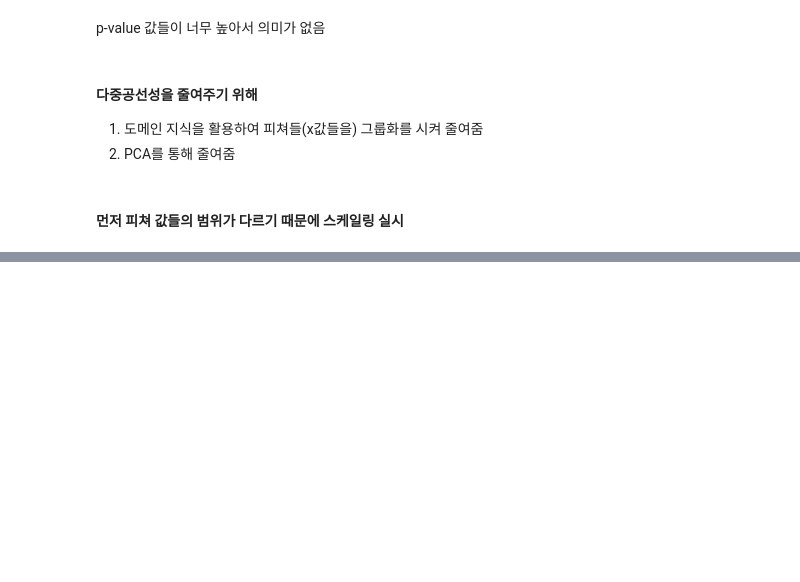
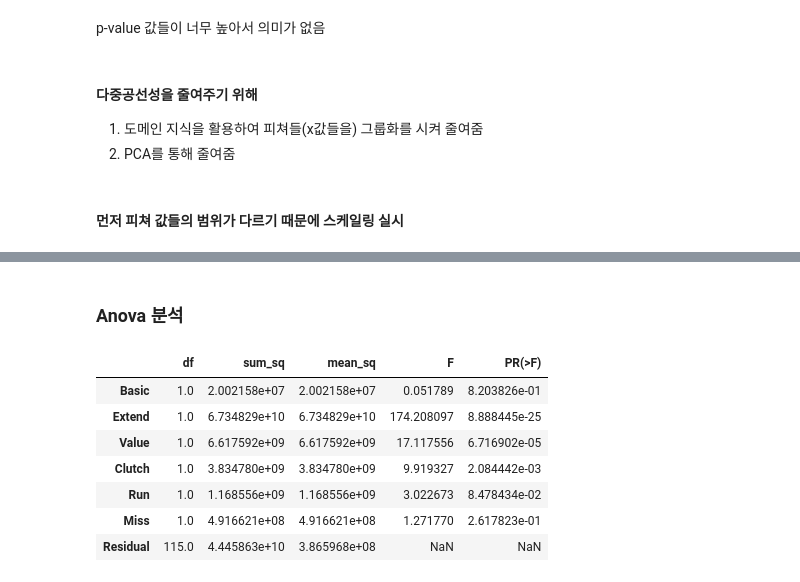
Before and after one commit to GD-park/Baseball_players_salary_pred, a Jupyter notebook: Trial_Error/Feature Selection.ipynb, the cells around one changed output, grey strips where cells are left out. Drawn from its saved outputs; the diff is of its cells as text; code cells hidden in the pictures; blank space fills up the shorter version.

```diff
--- a/Trial_Error/Feature Selection.ipynb
+++ b/Trial_Error/Feature Selection.ipynb
@@ -154,0 +155,19 @@ Warnings:
+# %% [markdown]
+### Anova 분석
+# %%
+formula_str = """Salary ~ Basic + Extend + Value + Clutch + Run + Miss"""
+
+
+model = sm.OLS.from_formula(formula_str, data=df_Hitter_Revise)
+result = model.fit()
+table_anova = sm.stats.anova_lm(result)
+table_anova
+# %% [output]
+|  | df | sum_sq | mean_sq | F | PR(>F) |
+| Basic | 1.0 | 2.002158e+07 | 2.002158e+07 | 0.051789 | 8.203826e-01 |
+| Extend | 1.0 | 6.734829e+10 | 6.734829e+10 | 174.208097 | 8.888445e-25 |
+| Value | 1.0 | 6.617592e+09 | 6.617592e+09 | 17.117556 | 6.716902e-05 |
+| Clutch | 1.0 | 3.834780e+09 | 3.834780e+09 | 9.919327 | 2.084442e-03 |
+| Run | 1.0 | 1.168556e+09 | 1.168556e+09 | 3.022673 | 8.478434e-02 |
+| Miss | 1.0 | 4.916621e+08 | 4.916621e+08 | 1.271770 | 2.617823e-01 |
+| Residual | 115.0 | 4.445863e+10 | 3.865968e+08 | NaN | NaN |
```
Also changed, not shown: parts of 6 cells of this notebook.
